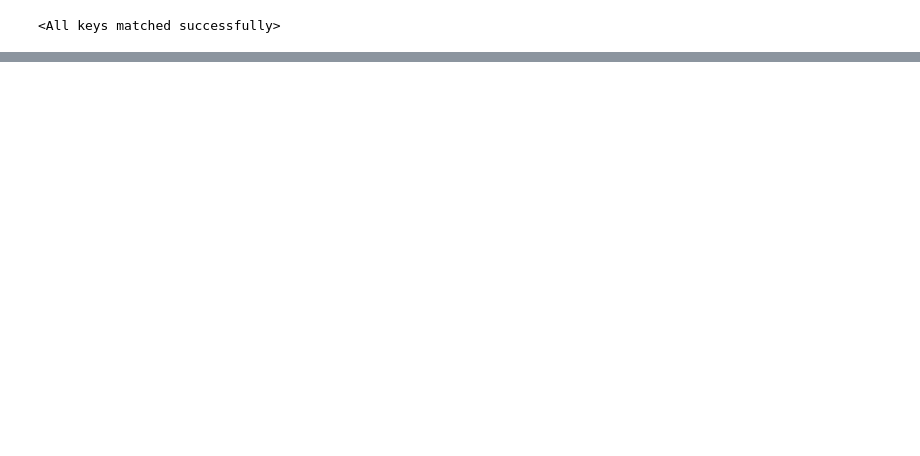
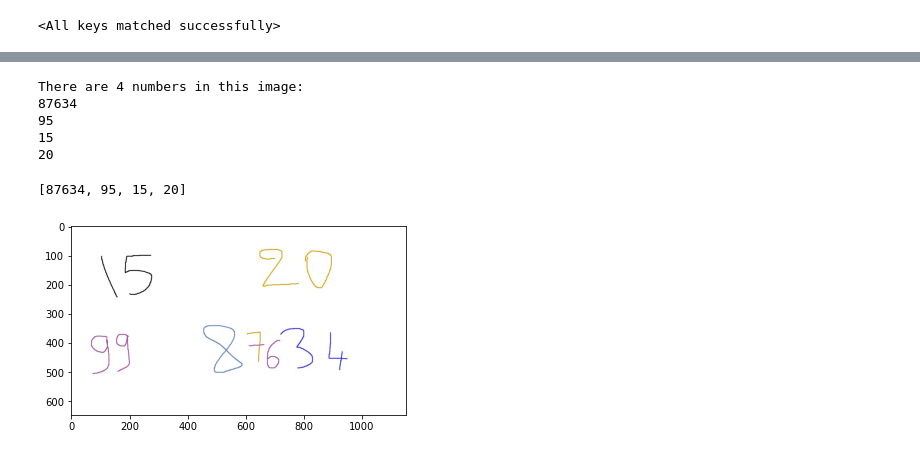
Before and after one commit to Idriss-Malek/number_recognition, a Jupyter notebook: image_preprocessing.ipynb, the cells around one changed output, grey strips where cells are left out. Cells and saved outputs as stored; diff of their text form; code cells hidden in the pictures; blank space fills up the shorter version.

```diff
--- a/image_preprocessing.ipynb
+++ b/image_preprocessing.ipynb
@@ -115,0 +126,10 @@ There are 4 numbers in this image:
+# %%
+read('example3.jpg')
+# %% [output]
+There are 4 numbers in this image:
+87634
+95
+15
+20
+[87634, 95, 15, 20]
+[figure, added]
```
Also changed, not shown: parts of 6 cells of this notebook, 5 other files.
